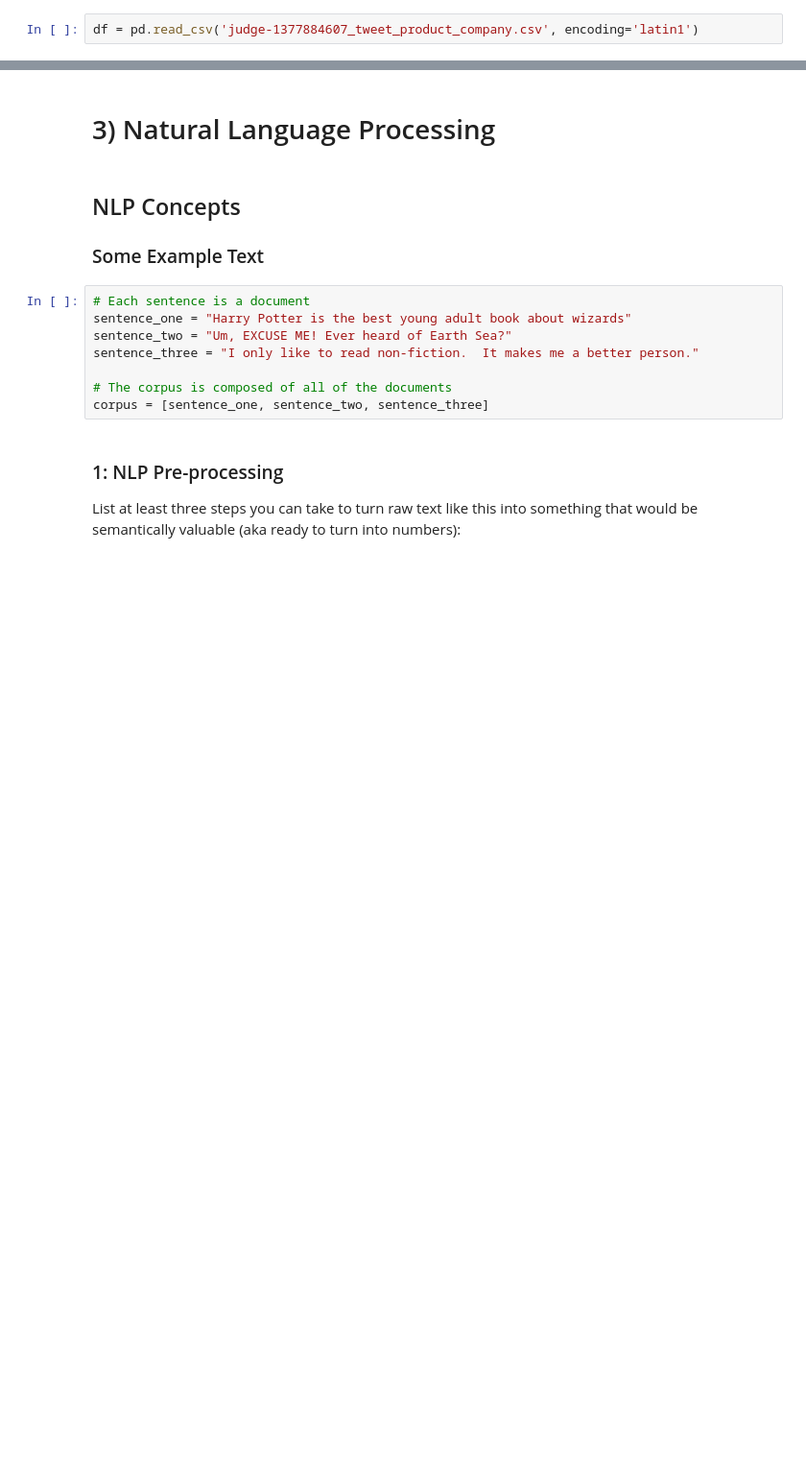
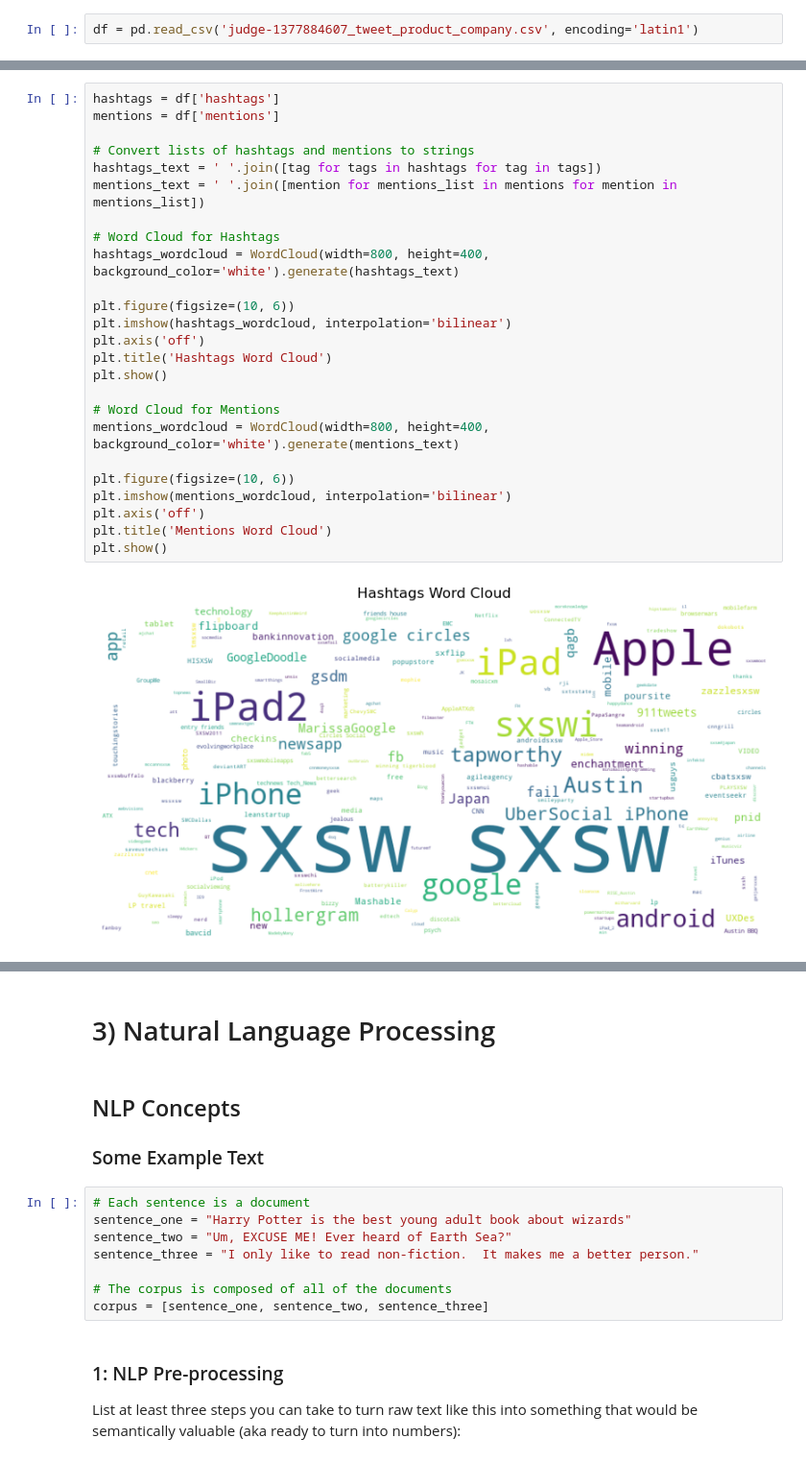
Before and after one commit to SeanE09/NLP_Tweets, a Jupyter notebook: NLP Work Book V2 CLEAN - SE.ipynb, the cells around one changed output, grey strips where cells are left out. Shown at 96% size. Drawn from its saved outputs; the diff is of its cells as text; blank space fills up the shorter version.

```diff
--- a/NLP Work Book V2 CLEAN - SE.ipynb
+++ b/NLP Work Book V2 CLEAN - SE.ipynb
@@ -192,0 +413,27 @@ gpus
+# %%
+hashtags = df['hashtags']
+mentions = df['mentions']
+
+# Convert lists of hashtags and mentions to strings
+hashtags_text = ' '.join([tag for tags in hashtags for tag in tags])
+mentions_text = ' '.join([mention for mentions_list in mentions for mention in mentions_list])
+
+# Word Cloud for Hashtags
+hashtags_wordcloud = WordCloud(width=800, height=400, background_color='white').generate(hashtags_text)
+
+plt.figure(figsize=(10, 6))
+plt.imshow(hashtags_wordcloud, interpolation='bilinear')
+plt.axis('off')
+plt.title('Hashtags Word Cloud')
+plt.show()
+
+# Word Cloud for Mentions
+mentions_wordcloud = WordCloud(width=800, height=400, background_color='white').generate(mentions_text)
+
+plt.figure(figsize=(10, 6))
+plt.imshow(mentions_wordcloud, interpolation='bilinear')
+plt.axis('off')
+plt.title('Mentions Word Cloud')
+plt.show()
+# %% [output]
+[figure, added]
```
Also changed, not shown: parts of 42 cells of this notebook, 1 other file.
